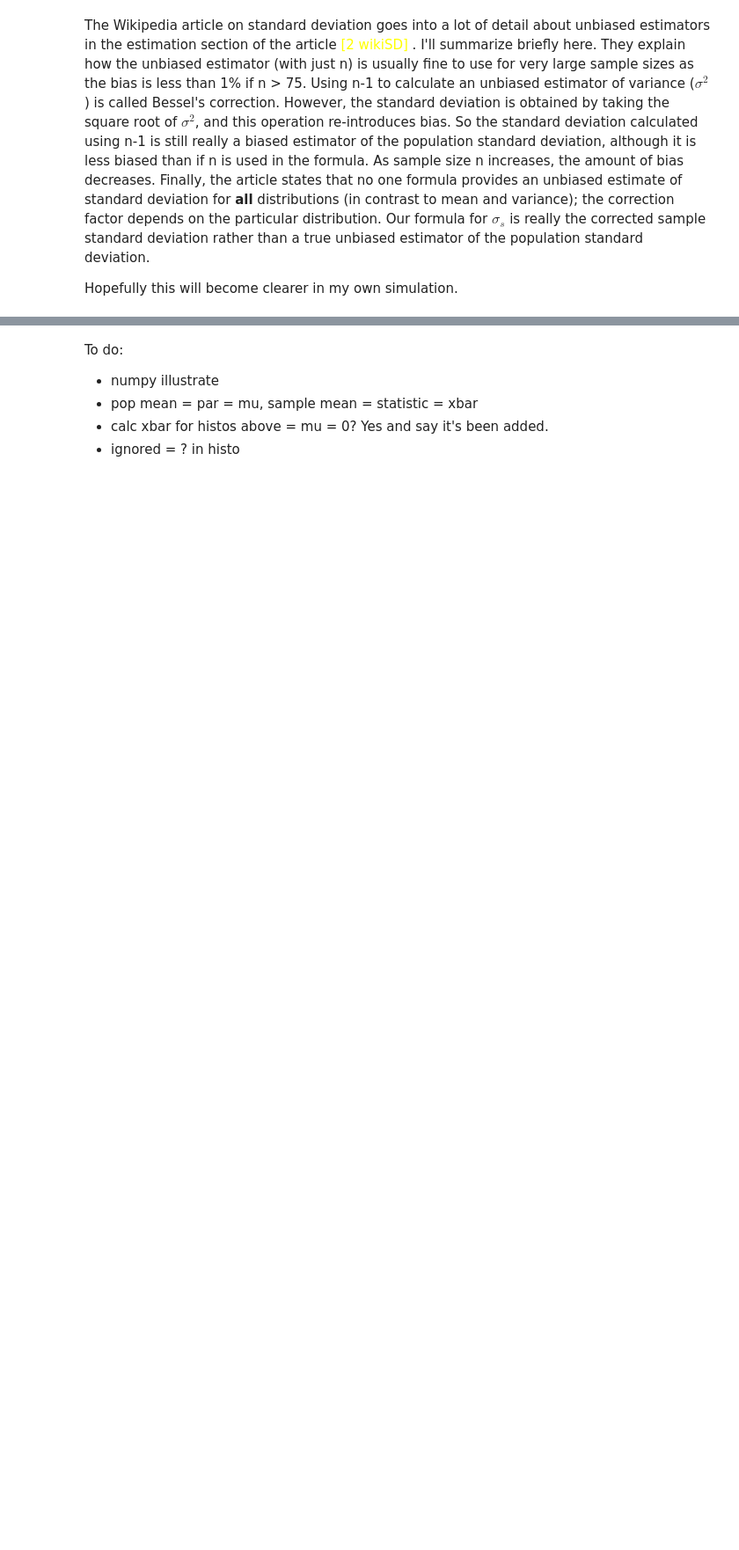
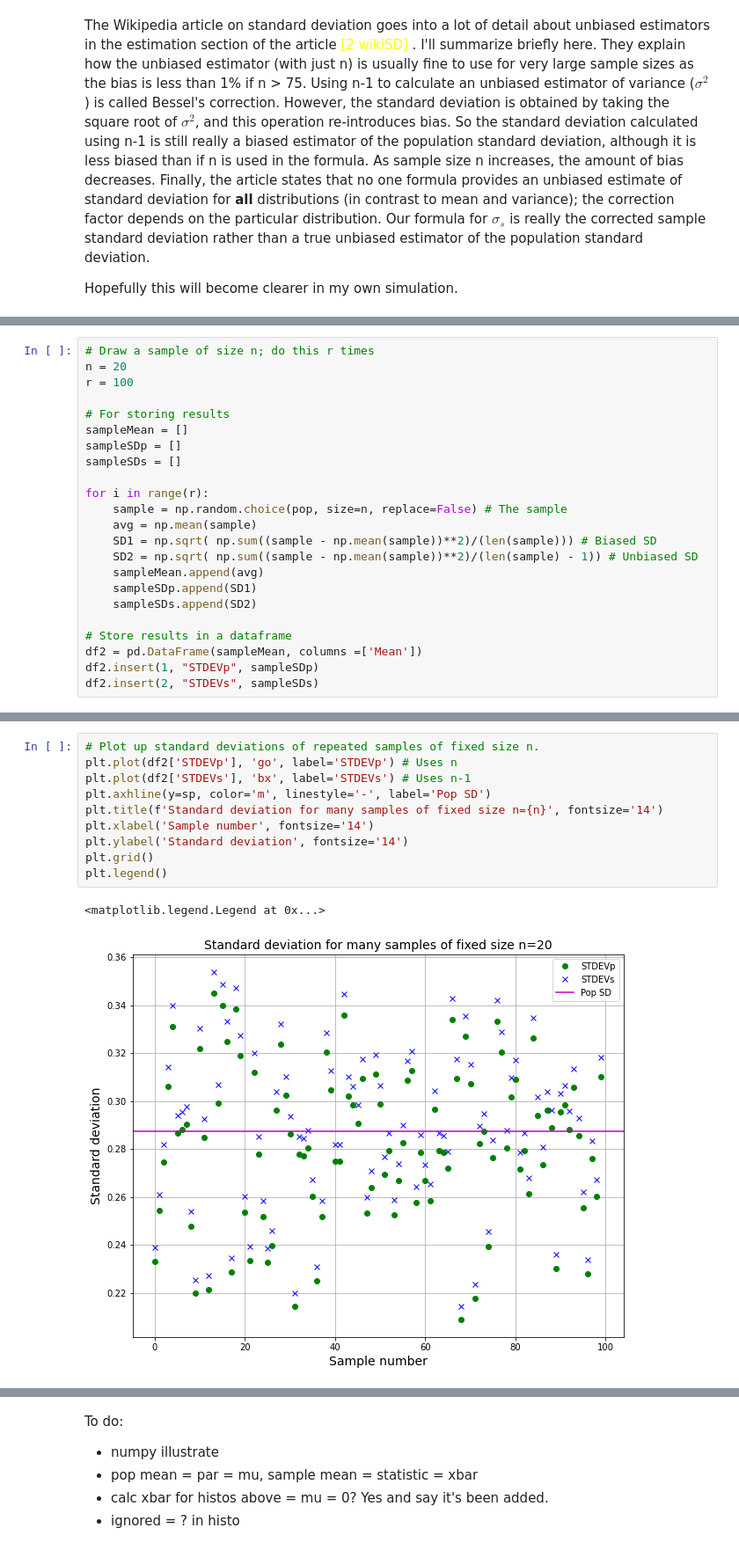
Before and after one commit to elizabethdaly/tasks-machine-learning, a Jupyter notebook: tasks-machine-learning.ipynb, the cells around one changed output, grey strips where cells are left out. Shown at 88% size. Cells and saved outputs as stored; diff of their text form; blank space fills up the shorter version.

```diff
--- a/tasks-machine-learning.ipynb
+++ b/tasks-machine-learning.ipynb
@@ -479,0 +559,23 @@ Biased Standard Deviation = 0.29364; Unbiased Standard Deviation = 0.29512
+# %%
+# Draw a sample of size n; do this r times
+n = 20
+r = 100
+
+# For storing results
+sampleMean = []
+sampleSDp = []
+sampleSDs = []
+
+for i in range(r):
+    sample = np.random.choice(pop, size=n, replace=False) # The sample
+    avg = np.mean(sample)
+    SD1 = np.sqrt( np.sum((sample - np.mean(sample))**2)/(len(sample))) # Biased SD
+    SD2 = np.sqrt( np.sum((sample - np.mean(sample))**2)/(len(sample) - 1)) # Unbiased SD
+    sampleMean.append(avg)
+    sampleSDp.append(SD1)
+    sampleSDs.append(SD2)
+
+# Store results in a dataframe
+df2 = pd.DataFrame(sampleMean, columns =['Mean'])
+df2.insert(1, "STDEVp", sampleSDp)
+df2.insert(2, "STDEVs", sampleSDs)
@@ -479,0 +605,13 @@ Biased Standard Deviation = 0.29364; Unbiased Standard Deviation = 0.29512
+# %%
+# Plot up standard deviations of repeated samples of fixed size n.
+plt.plot(df2['STDEVp'], 'go', label='STDEVp') # Uses n
+plt.plot(df2['STDEVs'], 'bx', label='STDEVs') # Uses n-1
+plt.axhline(y=sp, color='m', linestyle='-', label='Pop SD')
+plt.title(f'Standard deviation for many samples of fixed size n={n}', fontsize='14')
+plt.xlabel('Sample number', fontsize='14')
+plt.ylabel('Standard deviation', fontsize='14')
+plt.grid()
+plt.legend()
+# %% [output]
+<matplotlib.legend.Legend at 0x...>
+[figure, added]
```
Also changed, not shown: parts of 18 cells of this notebook, 1 other file.
